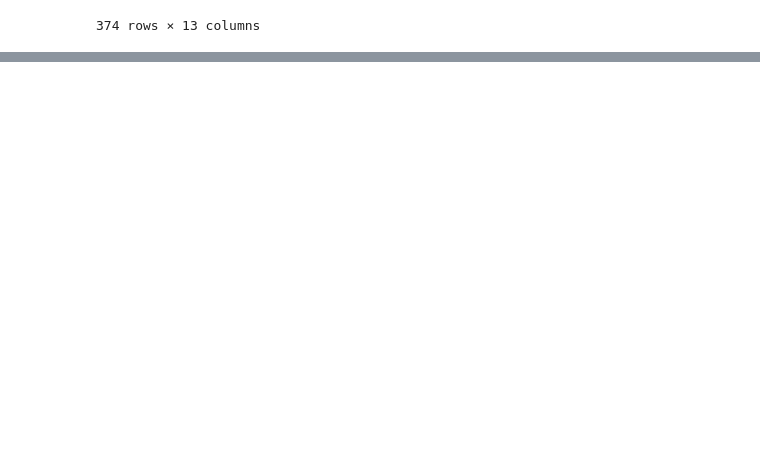
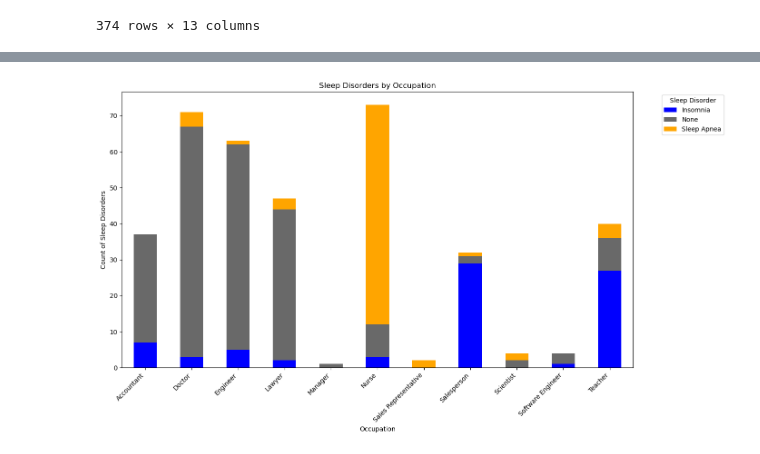
Before and after one commit to GBishop85/Project-One, a Jupyter notebook: Project_1_Sleep_Disorders.ipynb, the cells around one changed output, grey strips where cells are left out. Cells and saved outputs as stored; diff of their text form; code cells hidden in the pictures; blank space fills up the shorter version.

```diff
--- a/Project_1_Sleep_Disorders.ipynb
+++ b/Project_1_Sleep_Disorders.ipynb
@@ -29,0 +70,20 @@ sleep_health_data
+# %%
+#Sleep Disorder By Occupation - Stacked Bar Graph (COMPLETE)
+
+sleep_health_data['Sleep Disorder'] = sleep_health_data['Sleep Disorder'].fillna('None')
+
+
+sleep_disorder_counts = sleep_health_data.groupby(['Occupation', 'Sleep Disorder']).size().unstack()
+
+
+sleep_disorder_counts.plot(kind='bar', stacked=True, figsize=(14, 8), color=['blue', 'dimgray', 'orange'])
+
+plt.xlabel('Occupation')
+plt.ylabel('Count of Sleep Disorders')
+plt.title('Sleep Disorders by Occupation')
+plt.xticks(rotation=45, ha='right')
+plt.legend(title='Sleep Disorder', bbox_to_anchor=(1.05, 1), loc='upper left')
+plt.tight_layout()
+plt.show()
+# %% [output]
+[figure, added]
```
Also changed, not shown: parts of 12 cells of this notebook.
